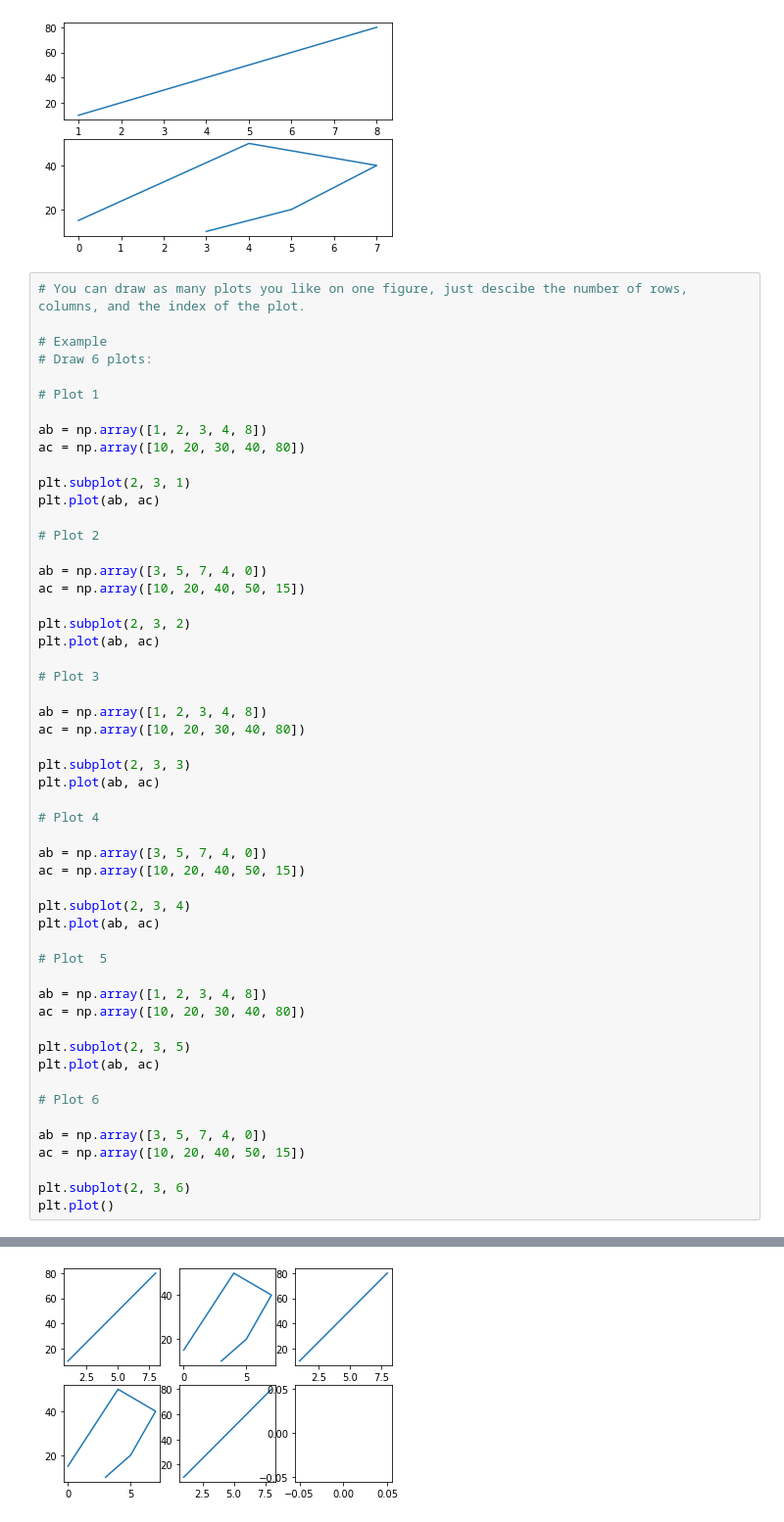
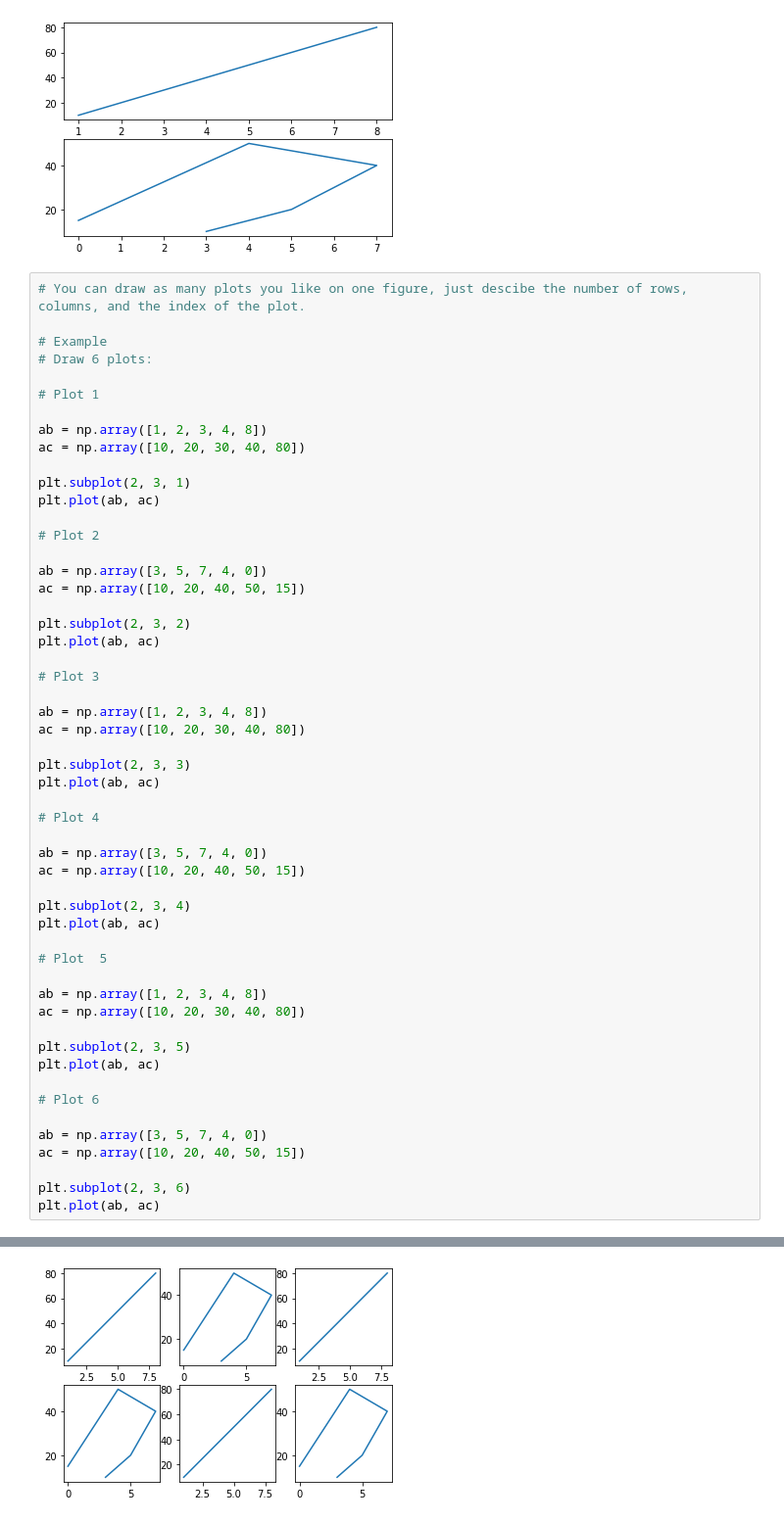
Before and after one commit to chimaihueze/Basics-of-Matplotlib, a Jupyter notebook: matplotlib_subplots.ipynb, the cells around one changed output, grey strips where cells are left out. Shown: that part at 98% size. Drawn from its saved outputs; the diff is of its cells as text.

```diff
--- a/matplotlib_subplots.ipynb
+++ b/matplotlib_subplots.ipynb
@@ -113,5 +113,5 @@ ab = np.array([3, 5, 7, 4, 0])
 ac = np.array([10, 20, 40, 50, 15])
 
 plt.subplot(2, 3, 6)
-plt.plot()
+plt.plot(ab, ac)
 # %% [output]
@@ -119 +119 @@ plt.plot()
-[figure, old version]
+[figure, new version]
```
Also changed, not shown: parts of 1 cell of this notebook.
